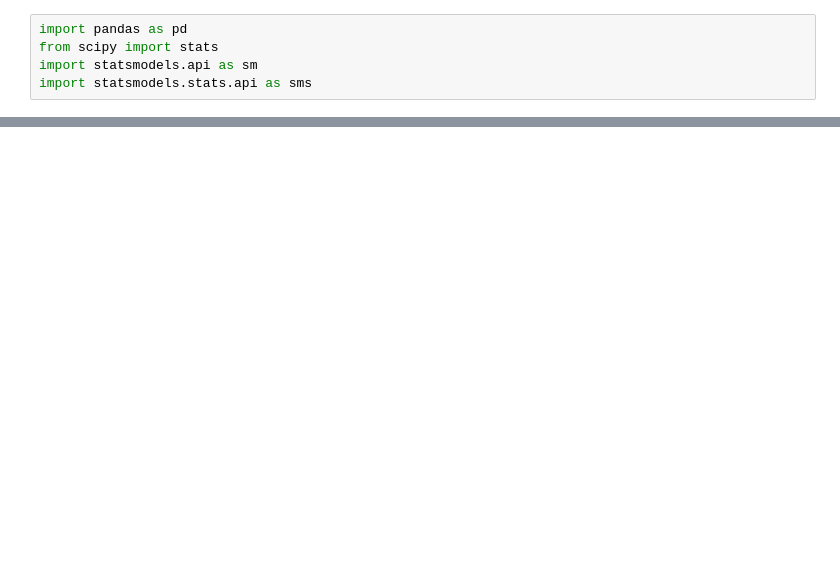
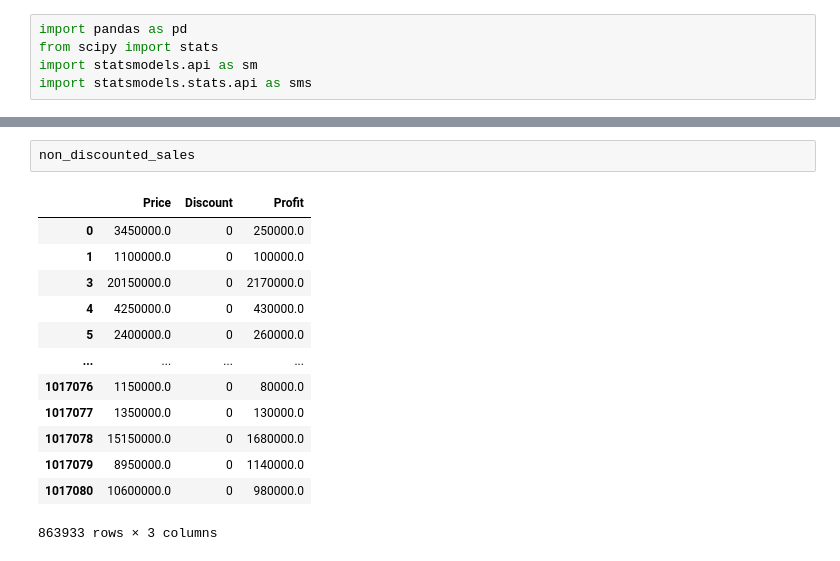
Before and after one commit to realBagher/Laptop_analysis_and_Warehousing_g3, a Jupyter notebook: Tasks/task 3/task_3.ipynb, the cells around one changed output, grey strips where cells are left out. Saved outputs shown, nothing was run; the diff lists cells and outputs as text; blank space fills up the shorter version.

```diff
--- a/Tasks/task 3/task_3.ipynb
+++ b/Tasks/task 3/task_3.ipynb
@@ -10,0 +112,16 @@ df = pd.DataFrame(data)
+# %%
+non_discounted_sales
+# %% [output]
+|  | Price | Discount | Profit |
+| 0 | 3450000.0 | 0 | 250000.0 |
+| 1 | 1100000.0 | 0 | 100000.0 |
+| 3 | 20150000.0 | 0 | 2170000.0 |
+| 4 | 4250000.0 | 0 | 430000.0 |
+| 5 | 2400000.0 | 0 | 260000.0 |
+| ... | ... | ... | ... |
+| 1017076 | 1150000.0 | 0 | 80000.0 |
+| 1017077 | 1350000.0 | 0 | 130000.0 |
+| 1017078 | 15150000.0 | 0 | 1680000.0 |
+| 1017079 | 8950000.0 | 0 | 1140000.0 |
+| 1017080 | 10600000.0 | 0 | 980000.0 |
+863933 rows × 3 columns
```
Also changed, not shown: parts of 16 cells of this notebook.
